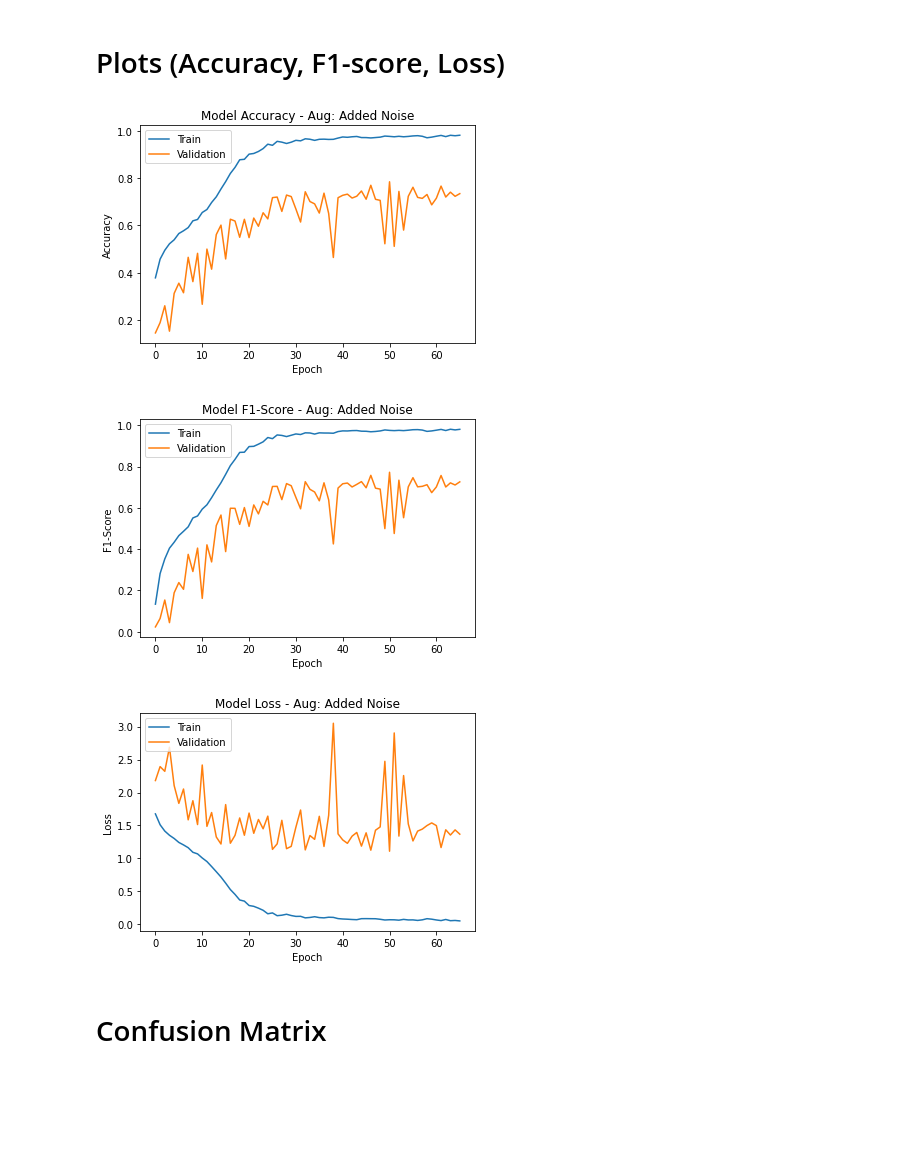
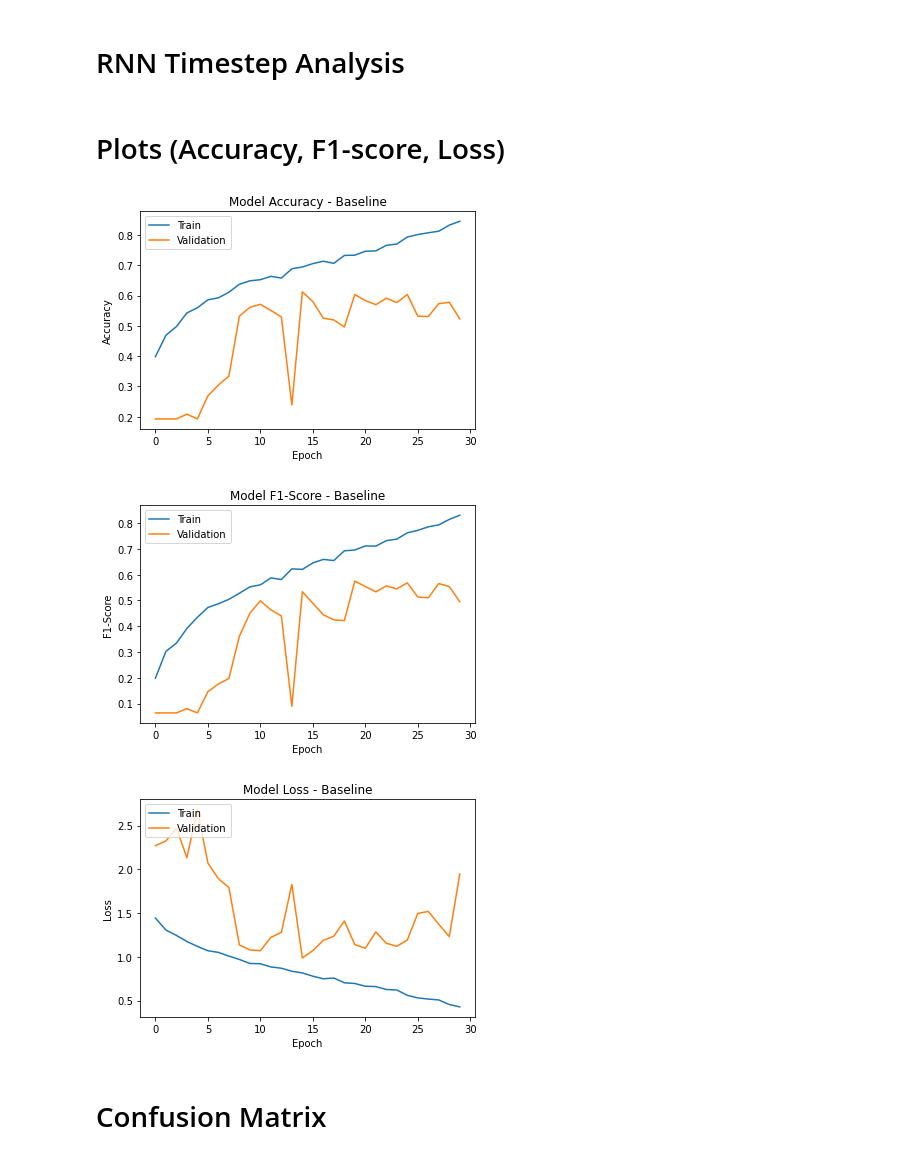
Before and after one commit to Yuzper/BachelorProjectMusic, a Jupyter notebook: Analysis.ipynb, the cells around one changed output. Saved outputs shown, nothing was run; the diff lists cells and outputs as text; code cells hidden in the pictures; blank space fills up the shorter version.

```diff
--- a/Analysis.ipynb
+++ b/Analysis.ipynb
@@ -113,0 +110,2 @@ Accuracy:  41.32 %
+# %% [markdown]
+# RNN Timestep Analysis
@@ -114,49 +133,49 @@ Accuracy:  41.32 %
 # %% [markdown]
 # Plots (Accuracy, F1-score, Loss)
 # %%
-baselineMetrics = pd.read_csv("Baseline_metrics.csv")
-aug1Metrics = pd.read_csv("Aug1_metrics.csv")
-aug2Metrics = pd.read_csv("Aug2_metrics.csv")
+baselineMetrics = pd.read_csv("New/Results/Baseline_metrics.csv")
+aug1Metrics = pd.read_csv("New/Results/Aug1_metrics.csv")
+aug2Metrics = pd.read_csv("New/Results/Aug2_metrics.csv")
 # %%
 # https://stackoverflow.com/questions/66785014/how-to-plot-the-accuracy-and-and-loss-from-this-keras-cnn-model
 import matplotlib.pyplot as plt
 
-model = aug2Metrics
+model = baselineMetrics
 
 # summarize history for accuracy
 plt.plot(model["accuracy"])
 plt.plot(model['val_accuracy'])
-plt.title("Model Accuracy - Aug: Added Noise")
+plt.title("Model Accuracy - Baseline")
 plt.ylabel("Accuracy")
 plt.xlabel("Epoch")
 plt.legend(["Train", "Validation"], loc="upper left")
-plt.savefig("Plots/Aug2 Accuracy", bbox_inches="tight")
+#plt.savefig("Plots/Aug2 Accuracy", bbox_inches="tight")
 plt.show()
 
 
 # summarize history for f1-score
 plt.plot(model["macro_f1_score"])
 plt.plot(model['val_macro_f1_score'])
-plt.title("Model F1-Score - Aug: Added Noise")
+plt.title("Model F1-Score - Baseline")
 plt.ylabel("F1-Score")
 plt.xlabel("Epoch")
 plt.legend(["Train", "Validation"], loc="upper left")
-plt.savefig("Plots/Aug2 F1-score", bbox_inches="tight")
+#plt.savefig("Plots/Aug2 F1-score", bbox_inches="tight")
 plt.show()
 
 
 # summarize history for loss
 plt.plot(model["loss"])
 plt.plot(model['val_loss'])
-plt.title("Model Loss - Aug: Added Noise")
+plt.title("Model Loss - Baseline")
 plt.ylabel("Loss")
 plt.xlabel("Epoch")
 plt.legend(["Train", "Validation"], loc="upper left")
-plt.savefig("Plots/Aug2 Loss", bbox_inches="tight")
+#plt.savefig("Plots/Aug2 Loss", bbox_inches="tight")
 plt.show()
 # %% [output]
-[figure, old version]
+[figure, new version]
-[figure, old version]
+[figure, new version]
-[figure, old version]
+[figure, new version]
 # %% [markdown]
 # Confusion Matrix
```
Also changed, not shown: parts of 14 cells of this notebook, 37 other files.
